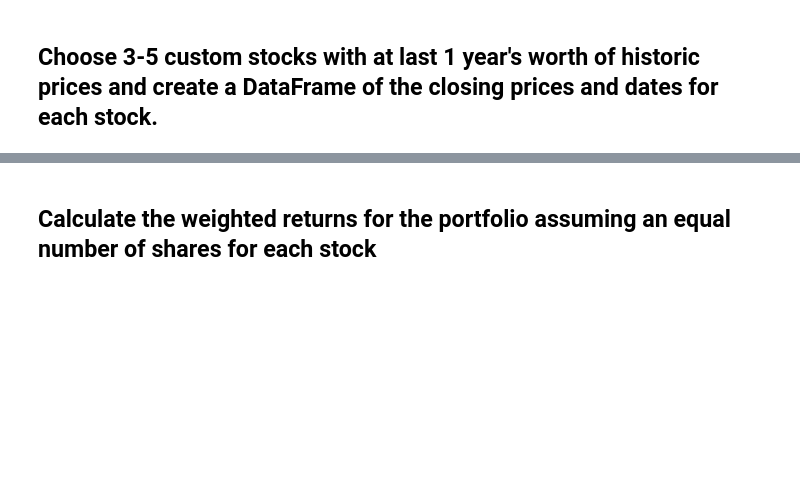
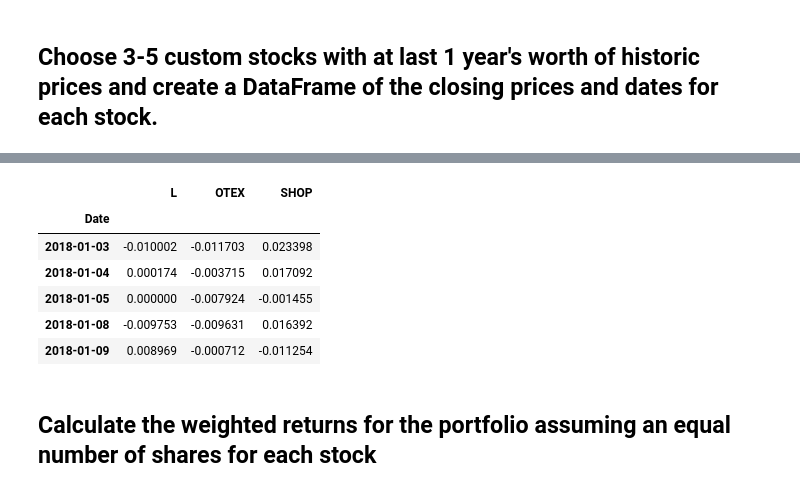
Before and after one commit to Rahdy52/Homework-3, a Jupyter notebook: whale_analysis.ipynb, the cells around one changed output, grey strips where cells are left out. Cells and saved outputs as stored; diff of their text form; code cells hidden in the pictures; blank space fills up the shorter version.

```diff
--- a/whale_analysis.ipynb
+++ b/whale_analysis.ipynb
@@ -459,9 +524,18 @@ In this section, you will build your own portfolio of stocks, calculate the retu
 # %%
 # Calculate daily returns
-
+own_portfolio_ret = own_portfolio_df.pct_change()
 # Drop NAs
-
+own_portfolio_ret.dropna(inplace=True)
 # Display sample data
+own_portfolio_ret.head()
+# %% [output]
+|  | L | OTEX | SHOP |
+| Date |  |  |  |
+| 2018-01-03 | -0.010002 | -0.011703 | 0.023398 |
+| 2018-01-04 | 0.000174 | -0.003715 | 0.017092 |
+| 2018-01-05 | 0.000000 | -0.007924 | -0.001455 |
+| 2018-01-08 | -0.009753 | -0.009631 | 0.016392 |
+| 2018-01-09 | 0.008969 | -0.000712 | -0.011254 |
 # %% [markdown]
 ## Calculate the weighted returns for the portfolio assuming an equal number of shares for each stock
 # %%
```
Also changed, not shown: parts of 13 cells of this notebook.
